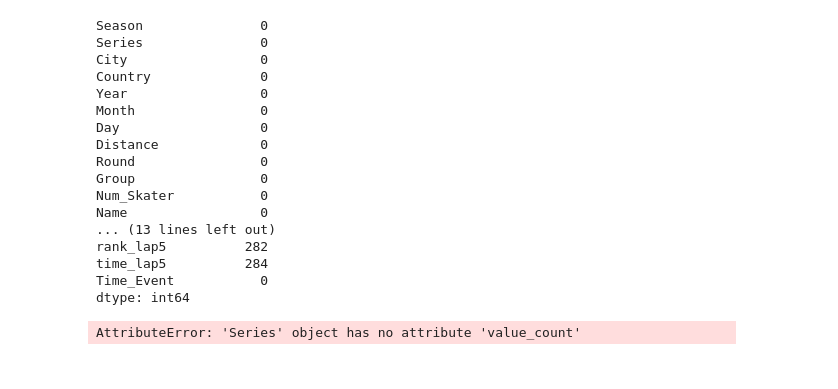
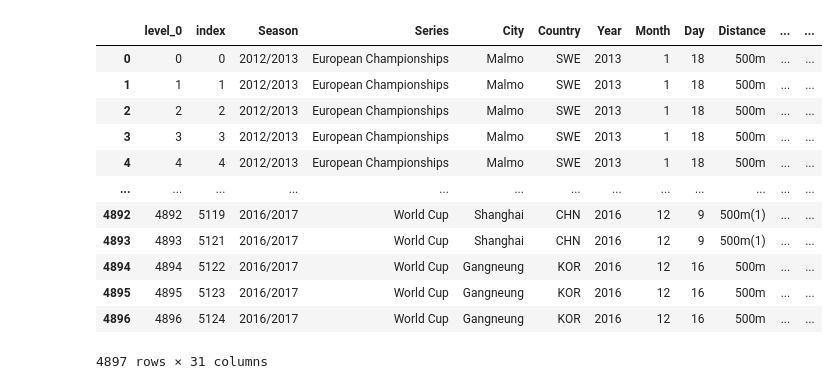
Before and after one commit to v-razon/Speed-Skating, a Jupyter notebook: Python code.ipynb, the cells around one changed output. Cells and saved outputs as stored; diff of their text form; code cells hidden in the pictures.

```diff
--- a/Python code.ipynb
+++ b/Python code.ipynb
@@ -74,28 +71,36 @@ df
+# %%
+# Races where there were < or > 4 skaters
+
+# ADDING LABELS TO THE RACES
+arr = [None]*df['City'].count()
+len(arr)
+label = 0
+
+for index, row in df.iterrows():
+    if (row['Rank_In_Group'] == 1):
+        label=label+1
+        arr[index] = label
+    else:
+        arr[index] = label
+
+df['Race_label'] = arr
+df
+# %% [output]
+|  | level_0 | index | Season | Series | City | Country | Year | Month | Day | Distance | ... | ... |
+| 0 | 0 | 0 | 2012/2013 | European Championships | Malmo | SWE | 2013 | 1 | 18 | 500m | ... | ... |
+| 1 | 1 | 1 | 2012/2013 | European Championships | Malmo | SWE | 2013 | 1 | 18 | 500m | ... | ... |
+| 2 | 2 | 2 | 2012/2013 | European Championships | Malmo | SWE | 2013 | 1 | 18 | 500m | ... | ... |
+| 3 | 3 | 3 | 2012/2013 | European Championships | Malmo | SWE | 2013 | 1 | 18 | 500m | ... | ... |
+| 4 | 4 | 4 | 2012/2013 | European Championships | Malmo | SWE | 2013 | 1 | 18 | 500m | ... | ... |
+| ... | ... | ... | ... | ... | ... | ... | ... | ... | ... | ... | ... | ... |
+| 4892 | 4892 | 5119 | 2016/2017 | World Cup | Shanghai | CHN | 2016 | 12 | 9 | 500m(1) | ... | ... |
+| 4893 | 4893 | 5121 | 2016/2017 | World Cup | Shanghai | CHN | 2016 | 12 | 9 | 500m(1) | ... | ... |
+| 4894 | 4894 | 5122 | 2016/2017 | World Cup | Gangneung | KOR | 2016 | 12 | 16 | 500m | ... | ... |
+| 4895 | 4895 | 5123 | 2016/2017 | World Cup | Gangneung | KOR | 2016 | 12 | 16 | 500m | ... | ... |
+| 4896 | 4896 | 5124 | 2016/2017 | World Cup | Gangneung | KOR | 2016 | 12 | 16 | 500m | ... | ... |
+4897 rows × 31 columns
 # %%
 # COUNT HOW MANY DIFFERENT "RANKING COMBINATIONS" USING THE FIRST 4 INTERMEDIATE RANKINGS
-df.isnull().sum(axis = 0)
-# %% [output]
-Season               0
-Series               0
-City                 0
-Country              0
-Year                 0
-Month                0
-Day                  0
-Distance             0
-Round                0
-Group                0
-Num_Skater           0
-Name                 0
-... (13 lines left out)
-rank_lap5          282
-time_lap5          284
-Time_Event           0
-dtype: int64
-# %%
-df['Quanlification'].value_count()
-# %% [output]
-AttributeError: 'Series' object has no attribute 'value_count'
 # %%
 # USEFUL FCTS
 # isnull() or isna() --- Detect missing values.
```
Also changed, not shown: parts of 6 cells of this notebook.
